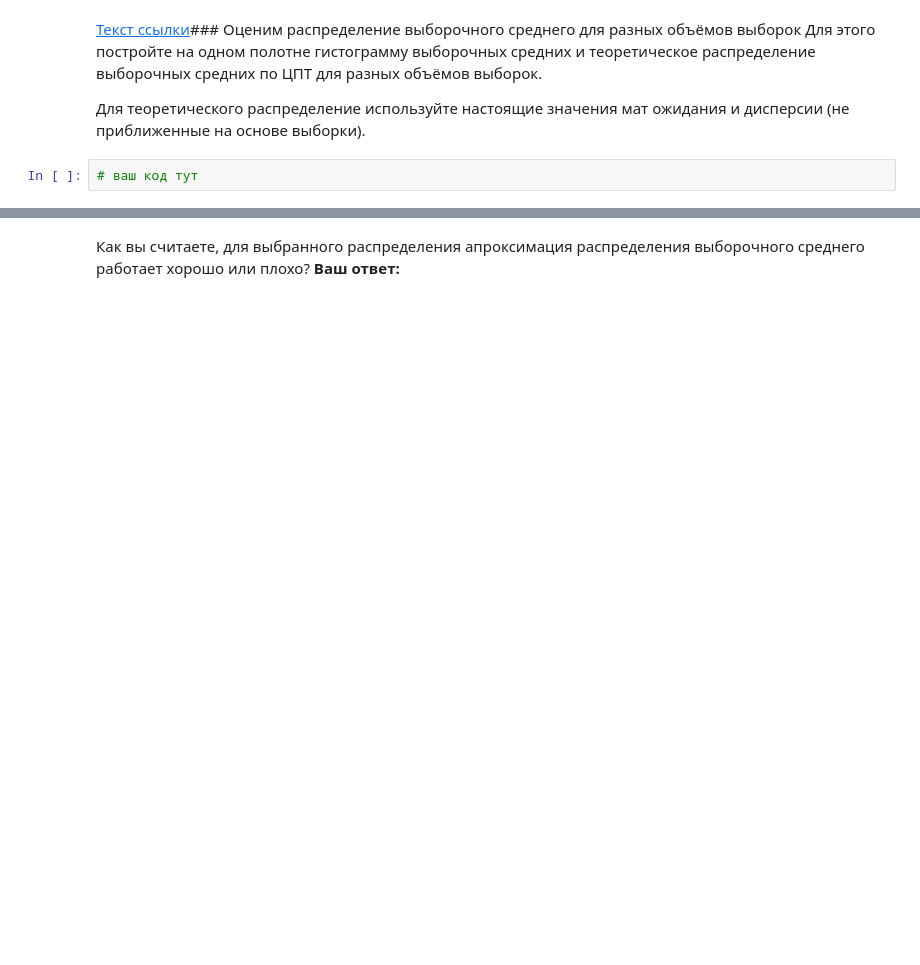
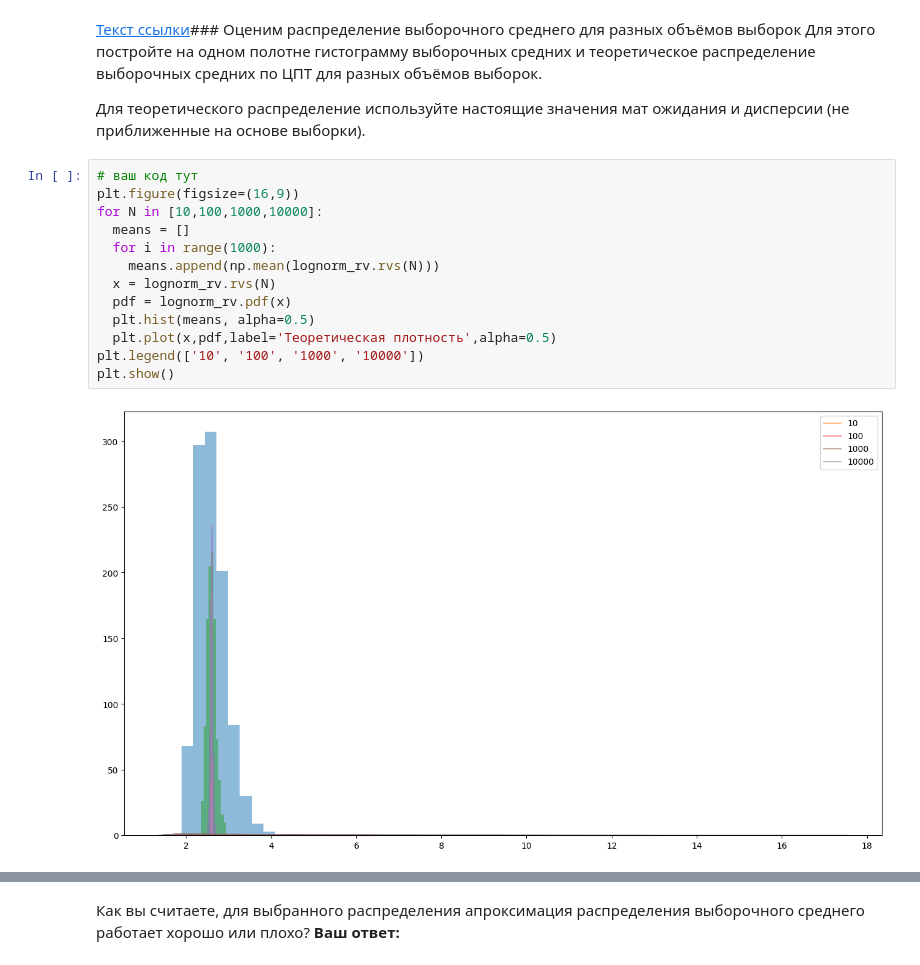
Before and after one commit to IvlevaAnna1/Hometasks, a Jupyter notebook: Практика_к_занятию_5_Ivleva.ipynb, the cells around one changed output, grey strips where cells are left out. Cells and saved outputs as stored; diff of their text form; blank space fills up the shorter version.

```diff
--- a/Практика_к_занятию_5_Ivleva.ipynb
+++ b/Практика_к_занятию_5_Ivleva.ipynb
@@ -67,5 +67,18 @@ print(sample_var)
 Для этого постройте на одном полотне гистограмму выборочных средних и теоретическое распределение выборочных средних по ЦПТ для разных объёмов выборок.
 
 Для теоретического распределение используйте настоящие значения мат ожидания и дисперсии (не приближенные на основе выборки).
-# %%
-# ваш код тут
+# %%
+# ваш код тут
+plt.figure(figsize=(16,9))
+for N in [10,100,1000,10000]:
+  means = []
+  for i in range(1000):
+    means.append(np.mean(lognorm_rv.rvs(N)))
+  x = lognorm_rv.rvs(N)
+  pdf = lognorm_rv.pdf(x)
+  plt.hist(means, alpha=0.5)
+  plt.plot(x,pdf,label='Теоретическая плотность',alpha=0.5)
+plt.legend(['10', '100', '1000', '10000'])
+plt.show()
+# %% [output]
+[figure, added]
```
Also changed, not shown: parts of 5 cells of this notebook.
